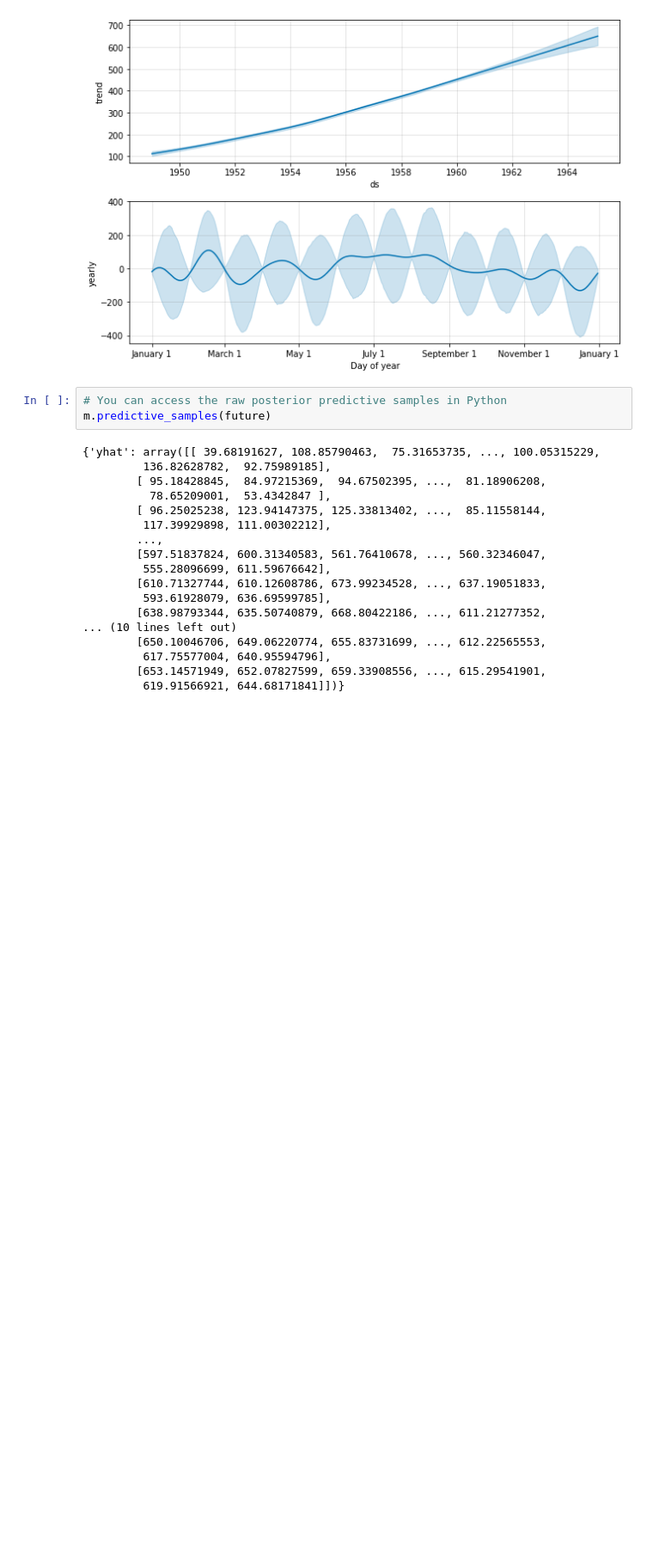
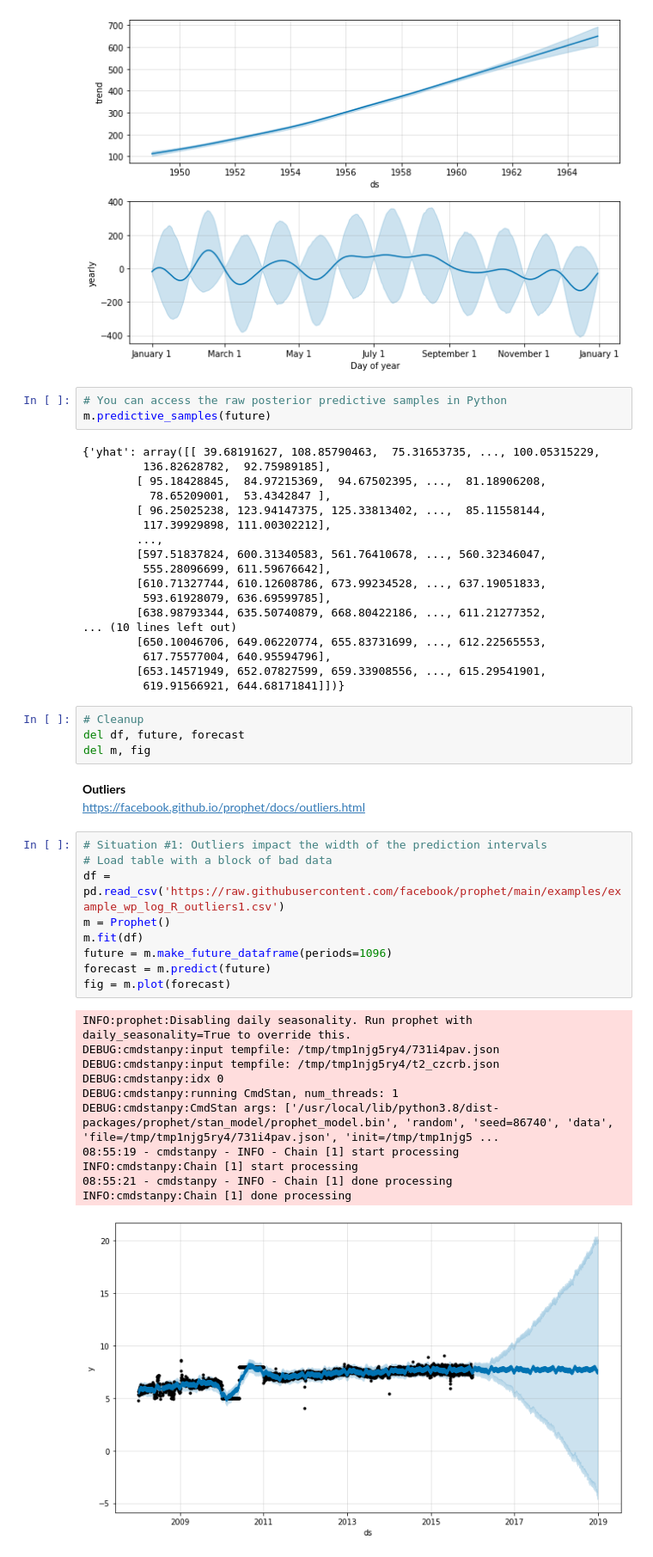
Before and after one commit to carlosmirandadurand/Experiments, a Jupyter notebook: Prophet_Experiments.ipynb, the cells around one changed output. Shown at 86% size. Saved outputs shown, nothing was run; the diff lists cells and outputs as text; blank space fills up the shorter version.

Commit message:
Add Outliers

```diff
--- a/Prophet_Experiments.ipynb
+++ b/Prophet_Experiments.ipynb
@@ -828,3 +828,31 @@ m.predictive_samples(future)
          617.75577004, 640.95594796],
         [653.14571949, 652.07827599, 659.33908556, ..., 615.29541901,
          619.91566921, 644.68171841]])}
+# %%
+# Cleanup
+del df, future, forecast
+del m, fig
+# %% [markdown]
+**Outliers** <BR>
+https://facebook.github.io/prophet/docs/outliers.html
+# %%
+# Situation #1: Outliers impact the width of the prediction intervals
+# Load table with a block of bad data
+df = pd.read_csv('https://raw.githubusercontent.com/facebook/prophet/main/examples/example_wp_log_R_outliers1.csv')
+m = Prophet()
+m.fit(df)
+future = m.make_future_dataframe(periods=1096)
+forecast = m.predict(future)
+fig = m.plot(forecast)
+# %% [output]
+INFO:prophet:Disabling daily seasonality. Run prophet with daily_seasonality=True to override this.
+DEBUG:cmdstanpy:input tempfile: /tmp/tmp1njg5ry4/731i4pav.json
+DEBUG:cmdstanpy:input tempfile: /tmp/tmp1njg5ry4/t2_czcrb.json
+DEBUG:cmdstanpy:idx 0
+DEBUG:cmdstanpy:running CmdStan, num_threads: 1
+DEBUG:cmdstanpy:CmdStan args: ['/usr/local/lib/python3.8/dist-packages/prophet/stan_model/prophet_model.bin', 'random', 'seed=86740', 'data', 'file=/tmp/tmp1njg5ry4/731i4pav.json', 'init=/tmp/tmp1njg5 ...
+08:55:19 - cmdstanpy - INFO - Chain [1] start processing
+INFO:cmdstanpy:Chain [1] start processing
+08:55:21 - cmdstanpy - INFO - Chain [1] done processing
+INFO:cmdstanpy:Chain [1] done processing
+[figure, added]
```
Also changed, not shown: parts of 3 cells of this notebook.
